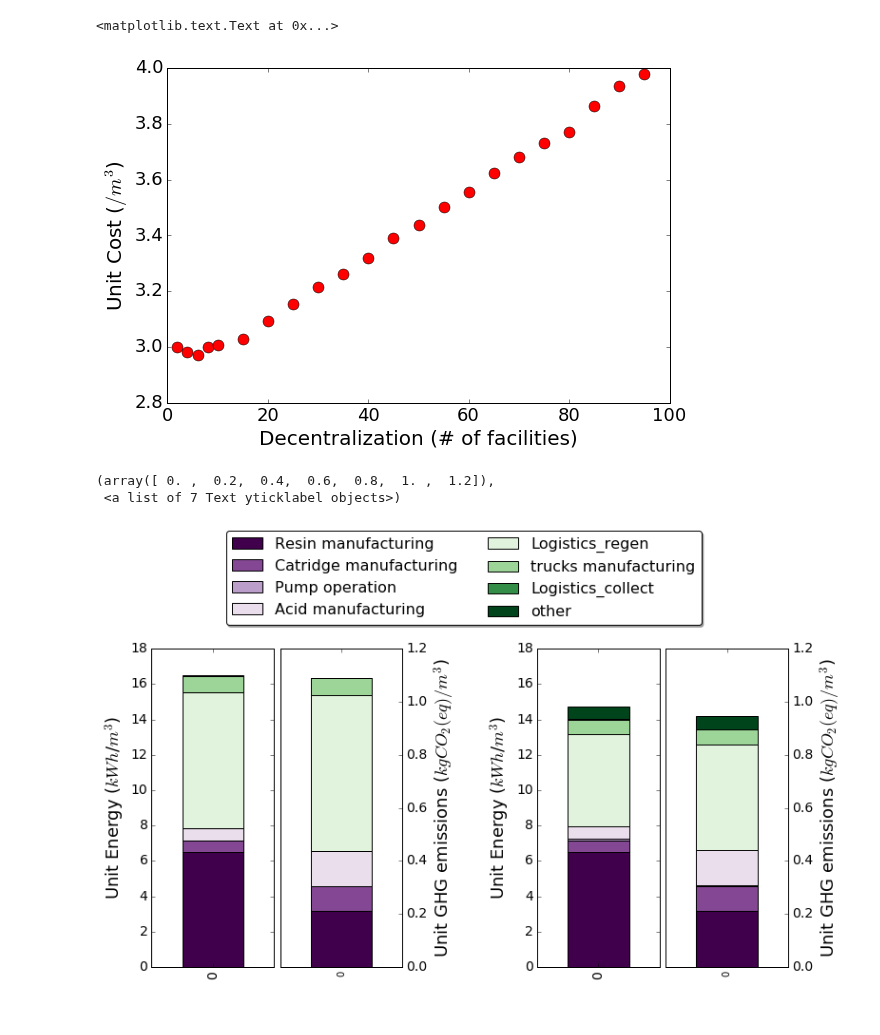
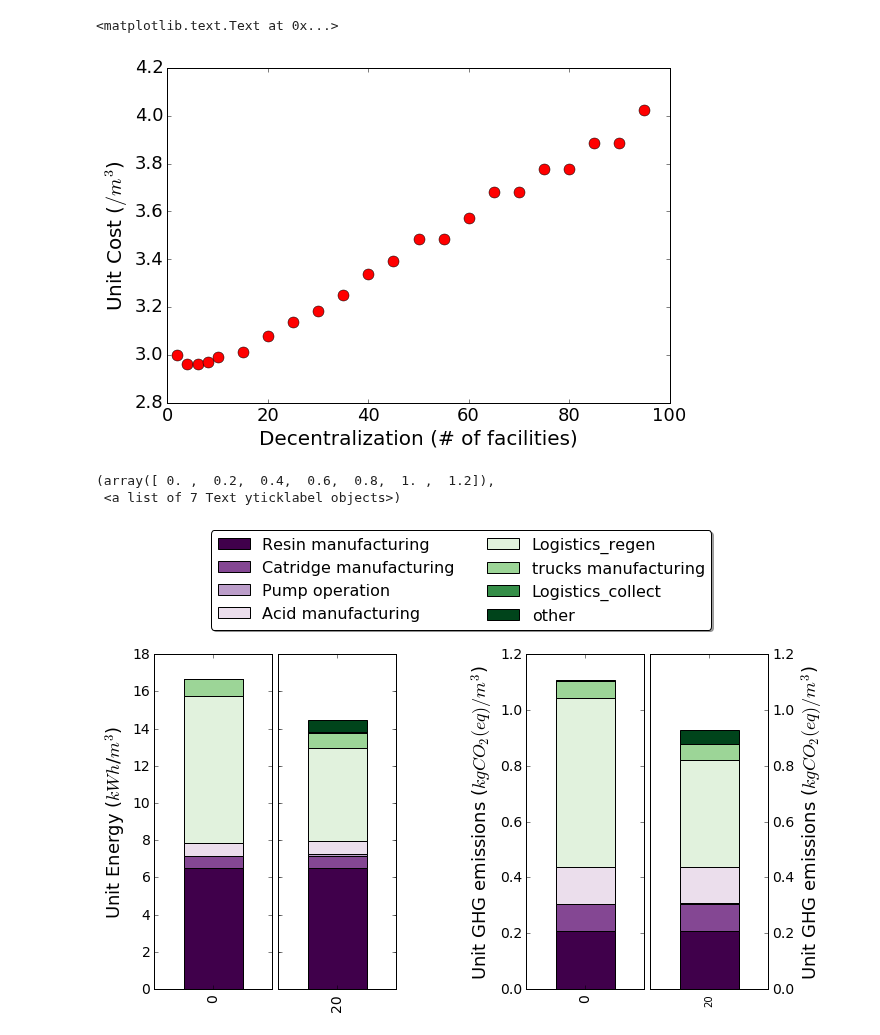
Before and after one commit to okavvada/Urine-Project, a Jupyter notebook: Plot_LCA_model.ipynb, the cells around one changed output. Saved outputs shown, nothing was run; the diff lists cells and outputs as text; code cells hidden in the pictures.

Commit message:
plotting

```diff
--- a/Plot_LCA_model.ipynb
+++ b/Plot_LCA_model.ipynb
@@ -21,7 +21,7 @@ COST_optimal = pd.read_csv('../results/COST_m3_optimal.csv')
 COST_grid = pd.read_csv('../results/COST_m3_grid.csv')
 COST_random = pd.read_csv('../results/COST_m3_random.csv')
 # %%
-scenario = 'optimal'
+scenario = 'grid'
 if scenario == 'optimal':
     Result_Energy_m3 = Energy_optimal
     Result_GHG_m3 = GHG_optimal
@@ -69,7 +69,7 @@ plt.yticks(fontsize = 18)
 plt.ylabel('Unit Cost ($/m^3$)', fontsize = 20)
 # %% [output]
 <matplotlib.text.Text at 0x...>
-[figure, old version]
+[figure, new version]
 # %%
 Result_Energy_m3_plot = Result_Energy_m3.drop('sum',1).drop('n_facilities',1)
 Result_GHG_m3_plot = Result_GHG_m3.drop('sum',1).drop('n_facilities',1)
@@ -88,13 +88,13 @@ Result_COST_m3_plot['other'] = (Result_COST_m3_plot['Resin transport'] + Result_
                                   Result_COST_m3_plot['Acid transport'] + Result_COST_m3_plot['Tank manufacturing'] +
                                  Result_COST_m3_plot['Pump manufacturing']+ Result_COST_m3_plot['Logistics_collect'])
 
-Result_Energy_m3_plot = Result_Energy_m3_plot.drop(['Resin transport', 'Catridge transport',
+Result_Energy_m3_plot = Result_Energy_m3_plot.drop(['Unnamed: 0','Resin transport', 'Catridge transport',
                                                     'Tank transport', 'Pump transport', 'Acid transport', 'Tank manufacturing',
                                                    'Pump manufacturing'] , 1)
-Result_GHG_m3_plot = Result_GHG_m3_plot.drop(['Resin transport', 'Catridge transport',
+Result_GHG_m3_plot = Result_GHG_m3_plot.drop(['Unnamed: 0','Resin transport', 'Catridge transport',
                                                     'Tank transport', 'Pump transport', 'Acid transport', 'Tank manufacturing',
                                                    'Pump manufacturing'] , 1)
-Result_COST_m3_plot = Result_COST_m3_plot.drop(['Resin transport', 'Catridge transport',
+Result_COST_m3_plot = Result_COST_m3_plot.drop(['Unnamed: 0','Resin transport', 'Catridge transport',
                                                     'Tank transport', 'Pump transport', 'Acid transport', 'Tank manufacturing',
                                                    'Pump manufacturing', 'Logistics_collect'] , 1)
 # %%
@@ -105,38 +105,37 @@ Result_Energy_m3_plot_high = Result_Energy_m3_plot[20:21]
 Result_GHG_m3_plot_high = Result_GHG_m3_plot[20:21]
 Result_COST_m3_plot_high = Result_COST_m3_plot[20:21]
 # %%
-fig = plt.figure(figsize=(12, 6))
+fig = plt.figure(figsize=(11, 6))
 ax = fig.add_subplot(1,5, 1)
 a=Result_Energy_m3_plot_low.plot(kind='bar', stacked = True, ax=ax, legend=False,colormap='PRGn')
 plt.xticks(fontsize=14)
 plt.yticks(fontsize=14)
 plt.ylim(0, 18)
 plt.ylabel('Unit Energy ($kWh$/$m^3$)',fontsize=18)
 ax = fig.add_subplot(1,5, 2)
-b=Result_GHG_m3_plot_low.plot(kind='bar', stacked = True, secondary_y=True, ax=ax, legend=False,colormap='PRGn')
+c=Result_Energy_m3_plot_high.plot(kind='bar', stacked = True, ax=ax, sharey=True, legend=False,colormap='PRGn')
+plt.ylim(0, 18)
+plt.xticks(fontsize=14)
+plt.yticks(fontsize=14)
+ax = fig.add_subplot(1,5, 4)
+b=Result_GHG_m3_plot_low.plot(kind='bar', stacked = True, ax=ax, legend=False,colormap='PRGn')
 plt.xticks(fontsize=14)
 plt.yticks(fontsize=14)
 plt.ylim(0, 1.2)
 plt.ylabel('Unit GHG emissions ($kgCO_2(eq)/m^3$)',fontsize=18)
-b.legend(loc='lower center', bbox_to_anchor=(1.5, 1.05),ncol=2, fancybox=True, shadow=True,fontsize=16)
-ax = fig.add_subplot(1,5, 4)
-c=Result_Energy_m3_plot_high.plot(kind='bar', stacked = True,ax=ax, legend=False,colormap='PRGn')
-plt.ylim(0, 18)
-plt.ylabel('Unit Energy ($kWh$/$m^3$)',fontsize=18)
-plt.xticks(fontsize=14)
-plt.yticks(fontsize=14)
+a.legend(loc='lower center', bbox_to_anchor=(2.6, 1.05),ncol=2, fancybox=True, shadow=True,fontsize=16)
 ax = fig.add_subplot(1,5, 5)
-d=Result_GHG_m3_plot_high.plot(kind='bar', stacked = True, ax=ax, secondary_y=True, legend=False,colormap='PRGn')
+d=Result_GHG_m3_plot_high.plot(kind='bar', stacked = True, ax=ax,secondary_y=True, legend=False,colormap='PRGn')
 plt.ylim(0, 1.2)
 #fig.tight_layout()
 plt.ylabel('Unit GHG emissions ($kgCO_2(eq)/m^3$)',fontsize=18)
 plt.subplots_adjust(left=None, bottom=None, right=None, top=None, wspace=0.05, hspace=None)
 plt.xticks(fontsize=14)
 plt.yticks(fontsize=14)
 # %% [output]
 (array([ 0. ,  0.2,  0.4,  0.6,  0.8,  1. ,  1.2]),
  <a list of 7 Text yticklabel objects>)
-[figure, old version]
+[figure, new version]
 # %%
 fig = plt.figure(figsize=(8, 6))
 ax = fig.add_subplot(1,3, 1)
```
Also changed, not shown: parts of 9 cells of this notebook, 1 other file.
